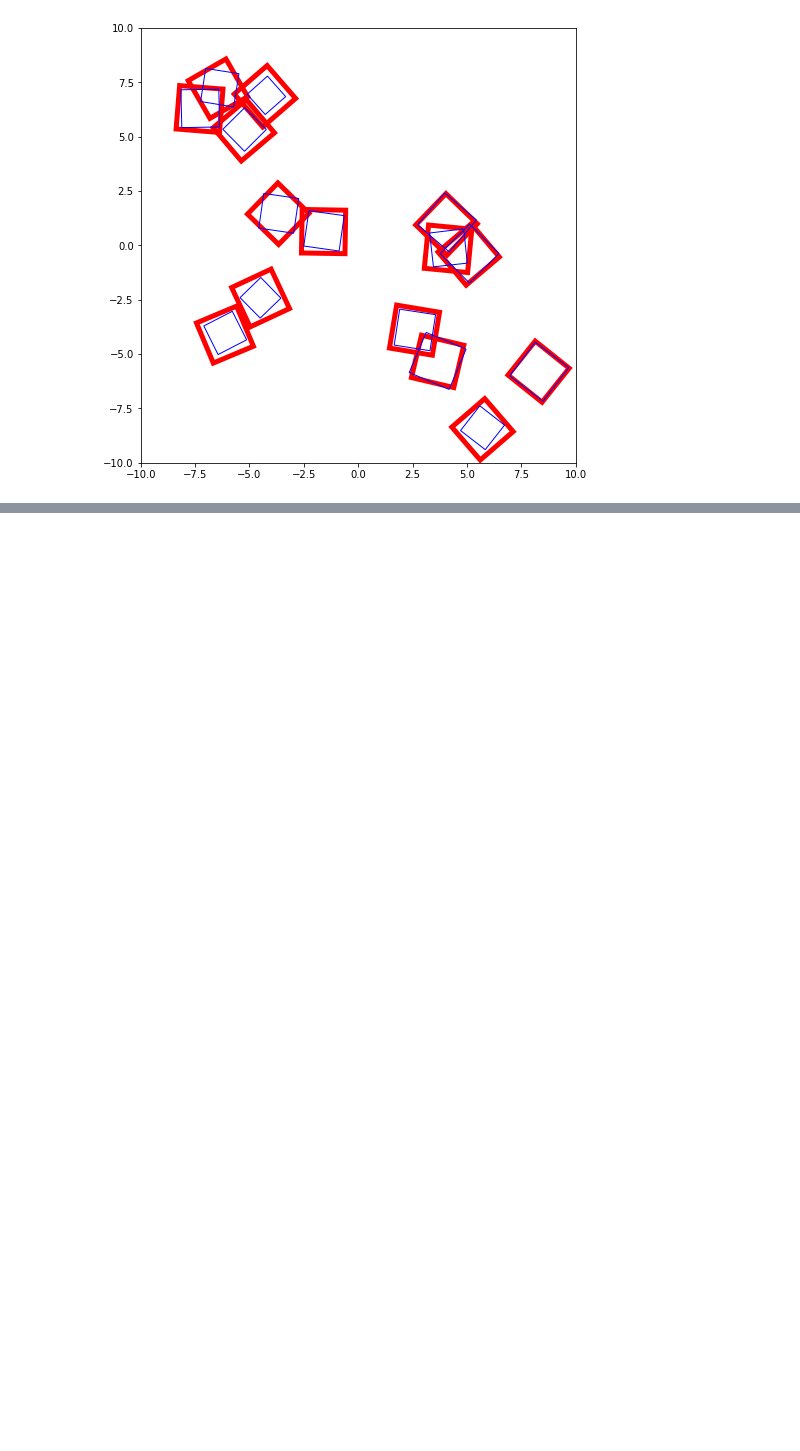
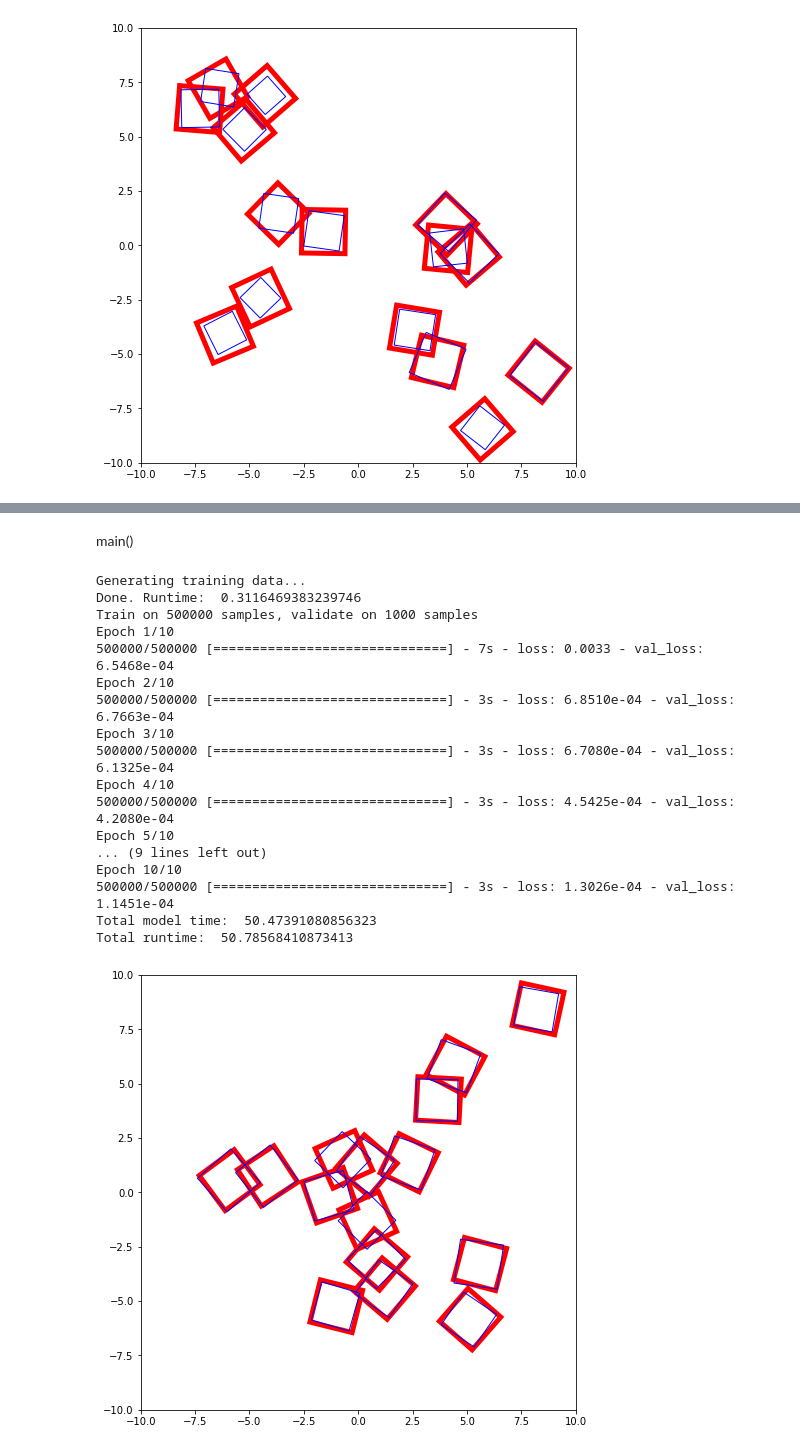
Before and after one commit to lawsonfulton/research-experiments, a Jupyter notebook: box-auto-enc/experiment book.ipynb, the cells around one changed output, grey strips where cells are left out. Saved outputs shown, nothing was run; the diff lists cells and outputs as text; code cells hidden in the pictures; blank space fills up the shorter version.

```diff
--- a/box-auto-enc/experiment book.ipynb
+++ b/box-auto-enc/experiment book.ipynb
@@ -885,0 +953,23 @@ Epoch 4/5
+# %% [markdown]
+main()
+# %%
+main()
+# %% [output]
+Generating training data...
+Done. Runtime:  0.3116469383239746
+Train on 500000 samples, validate on 1000 samples
+Epoch 1/10
+500000/500000 [==============================] - 7s - loss: 0.0033 - val_loss: 6.5468e-04
+Epoch 2/10
+500000/500000 [==============================] - 3s - loss: 6.8510e-04 - val_loss: 6.7663e-04
+Epoch 3/10
+500000/500000 [==============================] - 3s - loss: 6.7080e-04 - val_loss: 6.1325e-04
+Epoch 4/10
+500000/500000 [==============================] - 3s - loss: 4.5425e-04 - val_loss: 4.2080e-04
+Epoch 5/10
+... (9 lines left out)
+Epoch 10/10
+500000/500000 [==============================] - 3s - loss: 1.3026e-04 - val_loss: 1.1451e-04
+Total model time:  50.47391080856323
+Total runtime:  50.78568410873413
+[figure, added]
```
Also changed, not shown: parts of 32 cells of this notebook, 11 other files.
